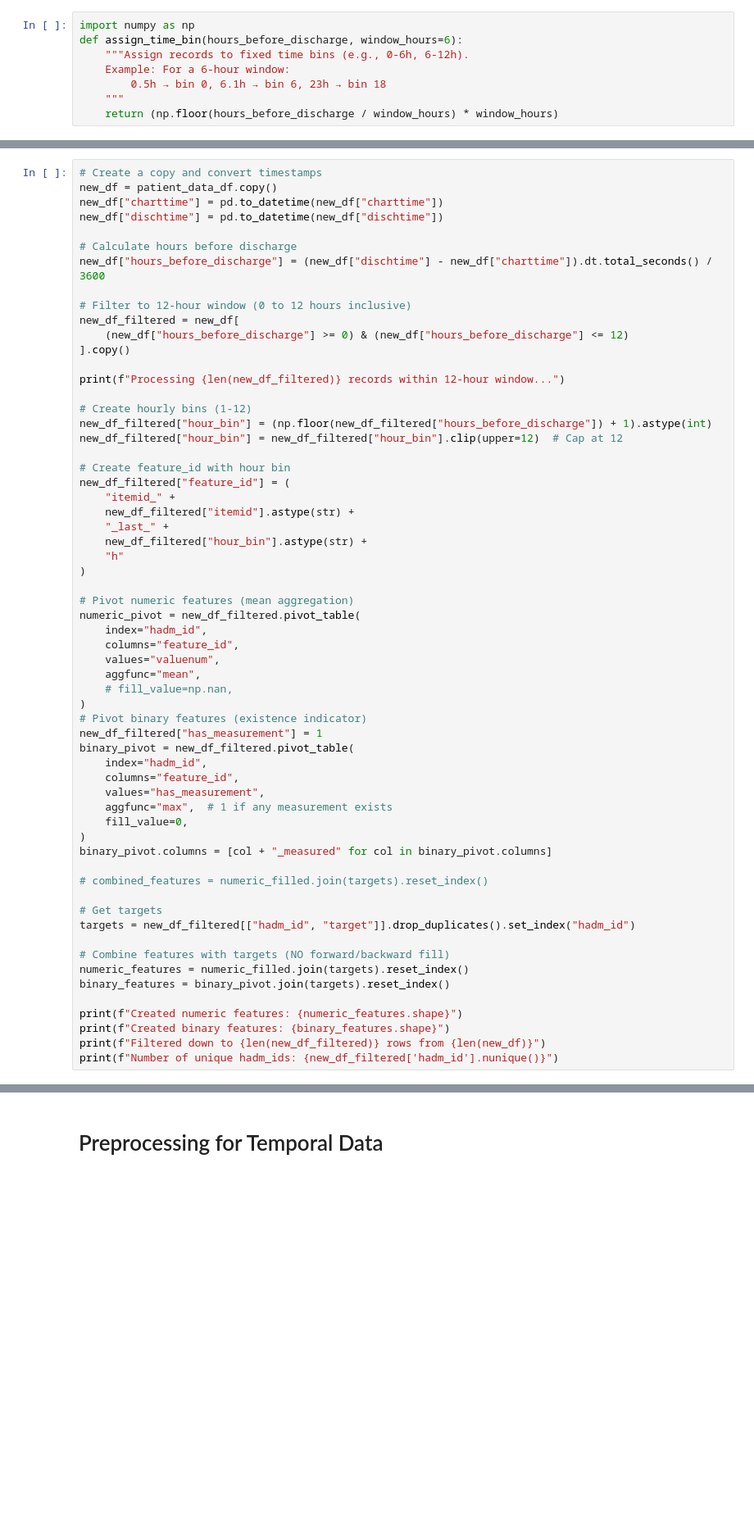
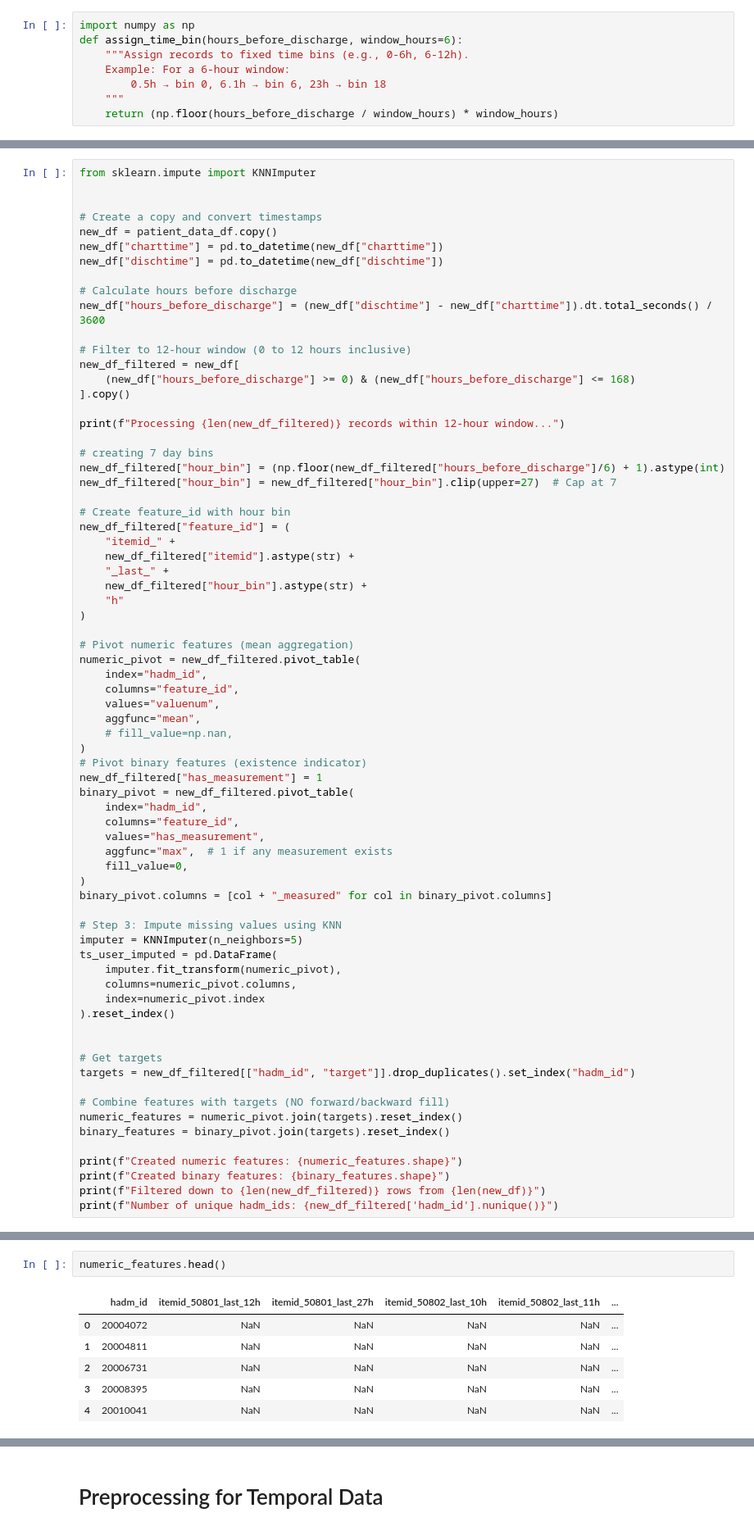
Before and after one commit to Crazz-Zaac/informative-missingness, a Jupyter notebook: project/notebooks/exp_2025.ipynb, the cells around one changed output, grey strips where cells are left out. Shown at 82% size. Drawn from its saved outputs; the diff is of its cells as text; blank space fills up the shorter version.

Commit message:
update on the hourly logic

```diff
--- a/project/notebooks/exp_2025.ipynb
+++ b/project/notebooks/exp_2025.ipynb
@@ -246,4 +299,7 @@ def assign_time_bin(hours_before_discharge, window_hours=6):
 # %%
+from sklearn.impute import KNNImputer
+
+
 # Create a copy and convert timestamps
 new_df = patient_data_df.copy()
 new_df["charttime"] = pd.to_datetime(new_df["charttime"])
@@ -254,14 +310,14 @@ new_df["hours_before_discharge"] = (new_df["dischtime"] - new_df["charttime"]).d
 
 # Filter to 12-hour window (0 to 12 hours inclusive)
 new_df_filtered = new_df[
-    (new_df["hours_before_discharge"] >= 0) & (new_df["hours_before_discharge"] <= 12)
+    (new_df["hours_before_discharge"] >= 0) & (new_df["hours_before_discharge"] <= 168)
 ].copy()
 
 print(f"Processing {len(new_df_filtered)} records within 12-hour window...")
 
-# Create hourly bins (1-12)
-new_df_filtered["hour_bin"] = (np.floor(new_df_filtered["hours_before_discharge"]) + 1).astype(int)
-new_df_filtered["hour_bin"] = new_df_filtered["hour_bin"].clip(upper=12)  # Cap at 12
+# creating 7 day bins
+new_df_filtered["hour_bin"] = (np.floor(new_df_filtered["hours_before_discharge"]/6) + 1).astype(int)
+new_df_filtered["hour_bin"] = new_df_filtered["hour_bin"].clip(upper=27)  # Cap at 7
 
 # Create feature_id with hour bin
 new_df_filtered["feature_id"] = (
@@ -291,13 +347,20 @@ binary_pivot = new_df_filtered.pivot_table(
 )
 binary_pivot.columns = [col + "_measured" for col in binary_pivot.columns]
 
-# combined_features = numeric_filled.join(targets).reset_index()
+# Step 3: Impute missing values using KNN
+imputer = KNNImputer(n_neighbors=5)
+ts_user_imputed = pd.DataFrame(
+    imputer.fit_transform(numeric_pivot),
+    columns=numeric_pivot.columns,
+    index=numeric_pivot.index
+).reset_index()
+
 
 # Get targets
 targets = new_df_filtered[["hadm_id", "target"]].drop_duplicates().set_index("hadm_id")
 
 # Combine features with targets (NO forward/backward fill)
-numeric_features = numeric_filled.join(targets).reset_index()
+numeric_features = numeric_pivot.join(targets).reset_index()
 binary_features = binary_pivot.join(targets).reset_index()
 
 print(f"Created numeric features: {numeric_features.shape}")
@@ -327,0 +376,9 @@ Name: hours_before_discharge, Length: 290346, dtype: int64
+# %%
+numeric_features.head()
+# %% [output]
+|  | hadm_id | itemid_50801_last_12h | itemid_50801_last_27h | itemid_50802_last_10h | itemid_50802_last_11h | ... |
+| 0 | 20004072 | NaN | NaN | NaN | NaN | ... |
+| 1 | 20004811 | NaN | NaN | NaN | NaN | ... |
+| 2 | 20006731 | NaN | NaN | NaN | NaN | ... |
+| 3 | 20008395 | NaN | NaN | NaN | NaN | ... |
+| 4 | 20010041 | NaN | NaN | NaN | NaN | ... |
```
Also changed, not shown: parts of 8 cells of this notebook, 1 other file.
